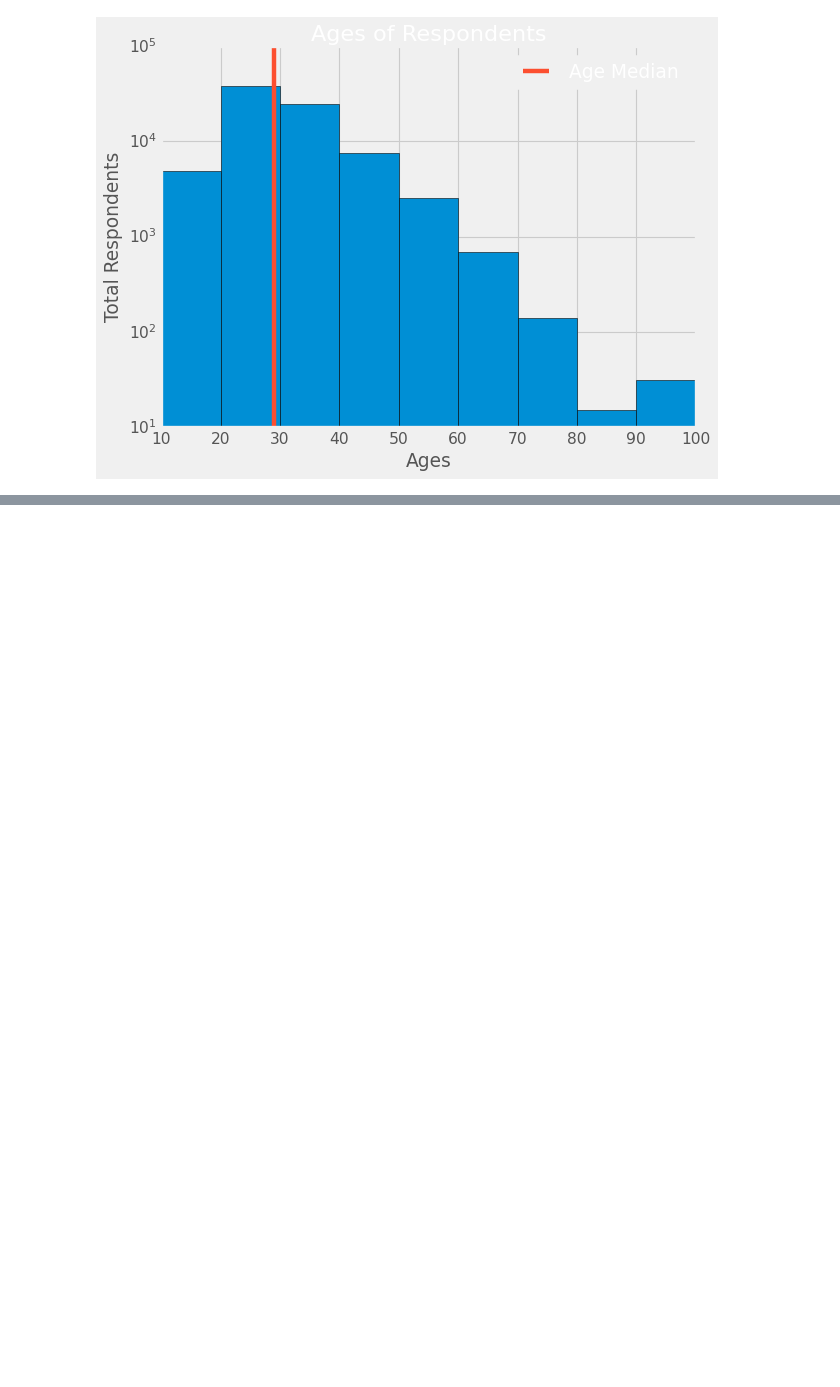
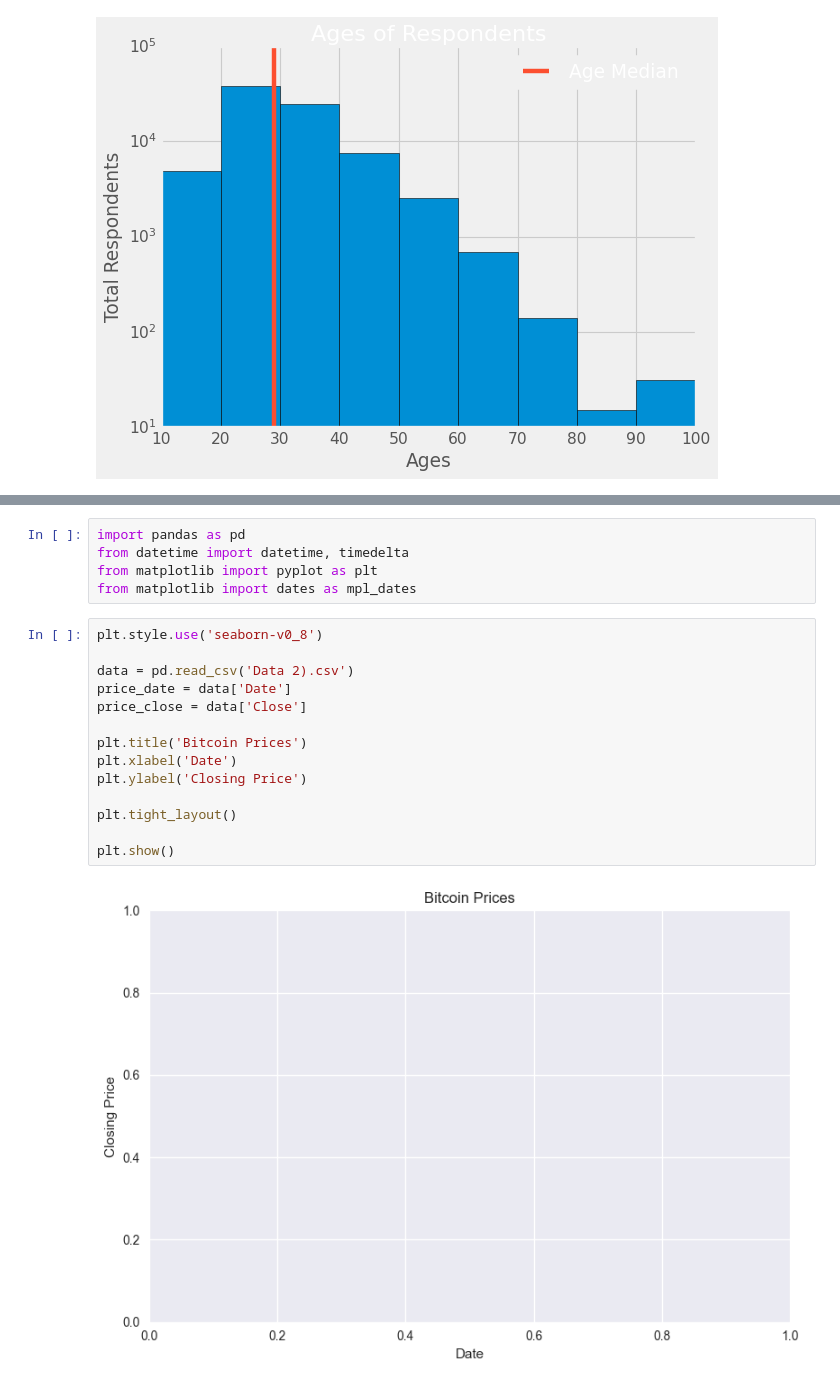
Before and after one commit to Joshen1/Streamlit-app, a Jupyter notebook: main.ipynb, the cells around one changed output, grey strips where cells are left out. Saved outputs shown, nothing was run; the diff lists cells and outputs as text; blank space fills up the shorter version.

```diff
--- a/main.ipynb
+++ b/main.ipynb
@@ -298,0 +363,21 @@ plt.show()
+# %%
+import pandas as pd
+from datetime import datetime, timedelta
+from matplotlib import pyplot as plt
+from matplotlib import dates as mpl_dates
+# %%
+plt.style.use('seaborn-v0_8')
+
+data = pd.read_csv('Data 2).csv')
+price_date = data['Date']
+price_close = data['Close']
+
+plt.title('Bitcoin Prices')
+plt.xlabel('Date')
+plt.ylabel('Closing Price')
+
+plt.tight_layout()
+
+plt.show()
+# %% [output]
+[figure, added]
```
Also changed, not shown: parts of 8 cells of this notebook, 2 other files.
